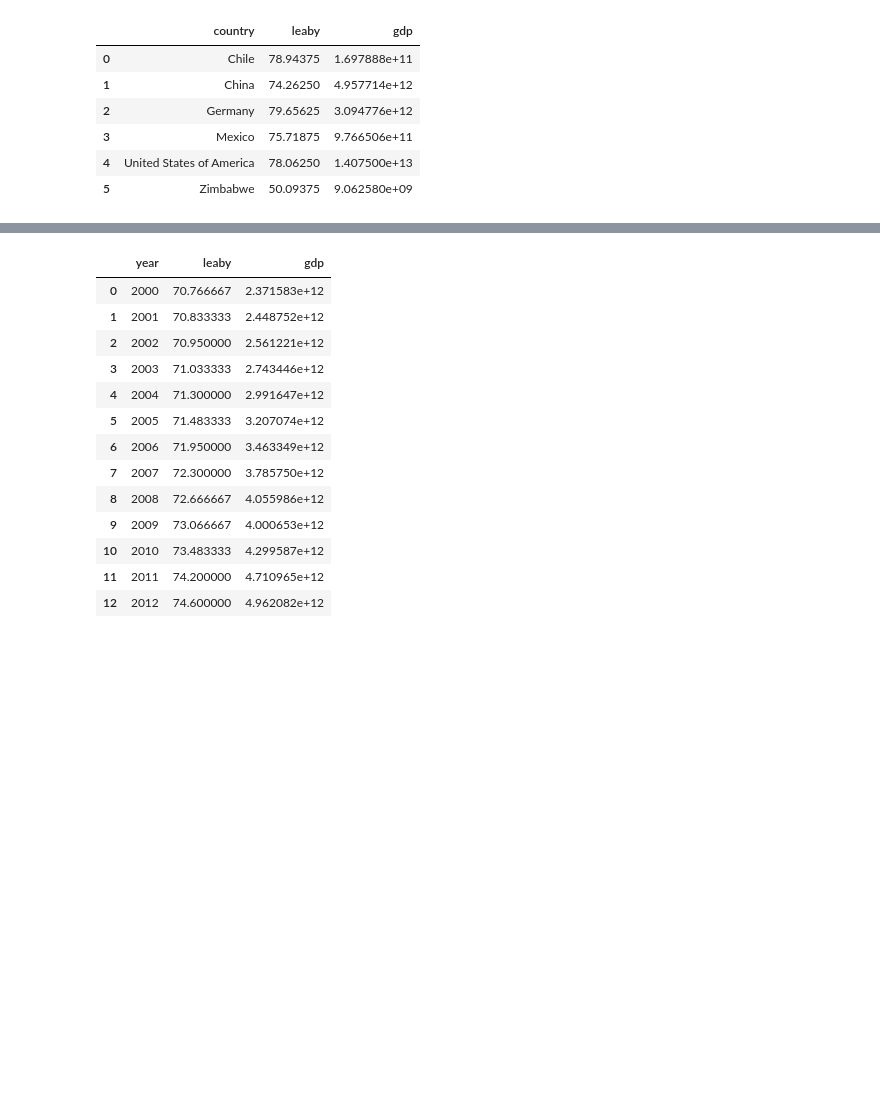
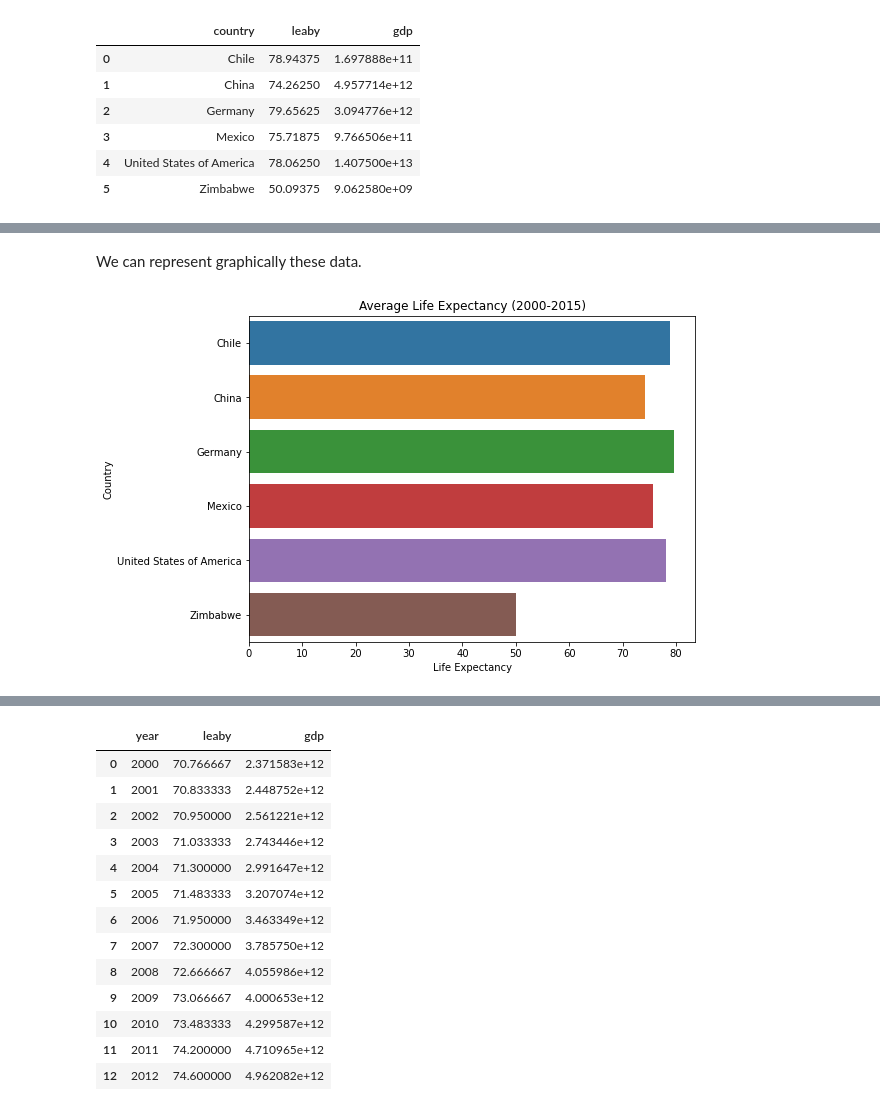
Before and after one commit to javierunix/codeacademy_datascience_path, a Jupyter notebook: Life-Expectancy-and-GDP-Starter/life_expectancy_gdp.ipynb, the cells around one changed output, grey strips where cells are left out. Saved outputs shown, nothing was run; the diff lists cells and outputs as text; code cells hidden in the pictures; blank space fills up the shorter version.

```diff
--- a/Life-Expectancy-and-GDP-Starter/life_expectancy_gdp.ipynb
+++ b/Life-Expectancy-and-GDP-Starter/life_expectancy_gdp.ipynb
@@ -134,0 +141,11 @@ mean_country_df
+# %% [markdown]
+We can represent graphically these data.
+# %%
+plt.figure(figsize=(8, 6))
+sns.barplot(data=mean_country_df, x='leaby', y='country')
+plt.title('Average Life Expectancy (2000-2015)')
+plt.ylabel('Country')
+plt.xlabel('Life Expectancy')
+plt.show()
+# %% [output]
+[figure, added]
```
Also changed, not shown: parts of 13 cells of this notebook.
